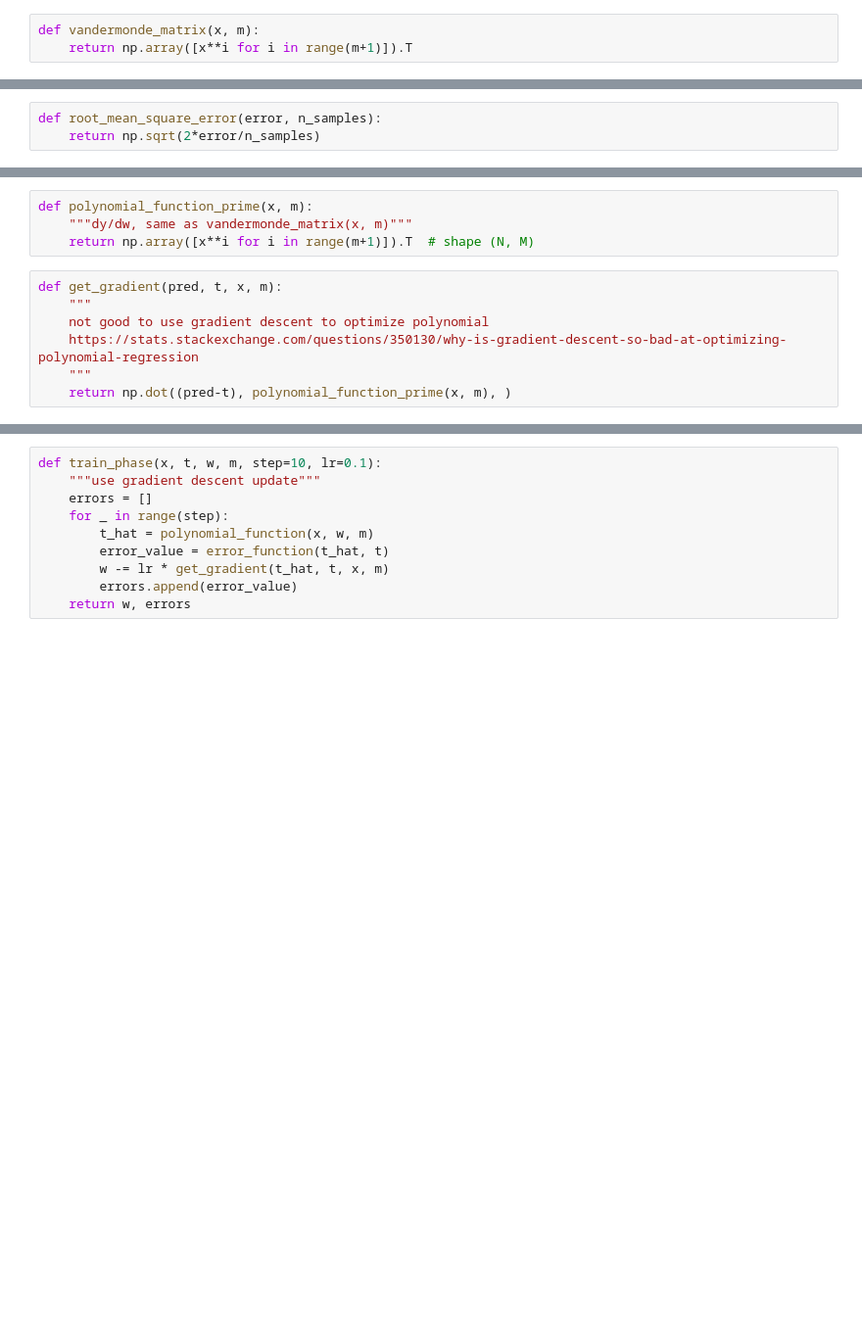
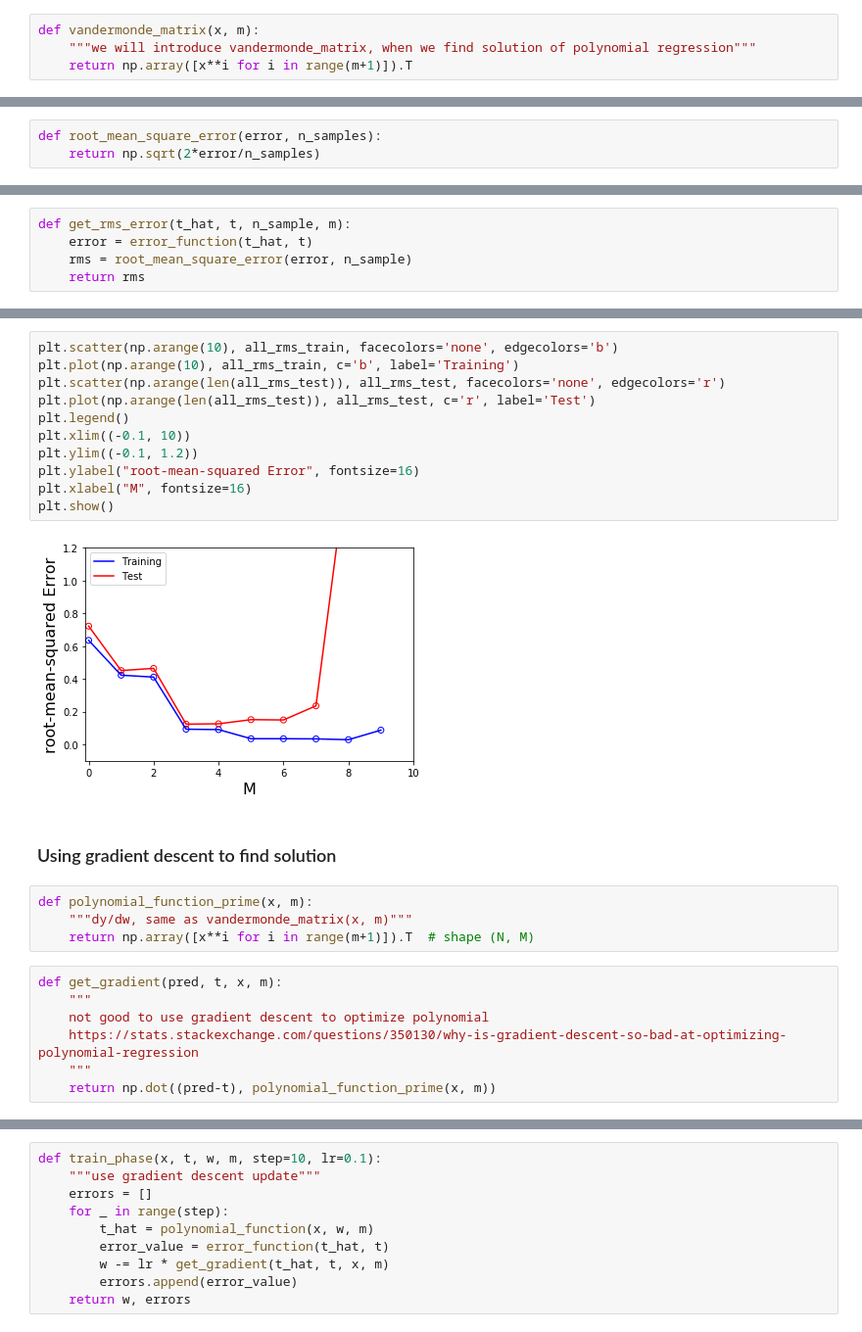
Before and after one commit to simonjisu/prml_study, a Jupyter notebook: notebooks/chapter-1/1-example.ipynb, the cells around one changed output, grey strips where cells are left out. Shown at 98% size. Cells and saved outputs as stored; diff of their text form; blank space fills up the shorter version.

```diff
--- a/notebooks/chapter-1/1-example.ipynb
+++ b/notebooks/chapter-1/1-example.ipynb
@@ -37,5 +35,6 @@ from numpy.polynomial import polynomial as P
 # %%
 def vandermonde_matrix(x, m):
+    """we will introduce vandermonde_matrix, when we find solution of polynomial regression"""
     return np.array([x**i for i in range(m+1)]).T
 # %%
 def polynomial_function(x, w, m):
@@ -105,0 +172,5 @@ rms
+# %%
+def get_rms_error(t_hat, t, n_sample, m):
+    error = error_function(t_hat, t)
+    rms = root_mean_square_error(error, n_sample)
+    return rms
@@ -106,3 +219,18 @@ rms
+# %%
+plt.scatter(np.arange(10), all_rms_train, facecolors='none', edgecolors='b')
+plt.plot(np.arange(10), all_rms_train, c='b', label='Training')
+plt.scatter(np.arange(len(all_rms_test)), all_rms_test, facecolors='none', edgecolors='r')
+plt.plot(np.arange(len(all_rms_test)), all_rms_test, c='r', label='Test')
+plt.legend()
+plt.xlim((-0.1, 10))
+plt.ylim((-0.1, 1.2))
+plt.ylabel("root-mean-squared Error", fontsize=16)
+plt.xlabel("M", fontsize=16)
+plt.show()
+# %% [output]
+[figure, added]
+# %% [markdown]
+### Using gradient descent to find solution
 # %%
 def polynomial_function_prime(x, m):
     """dy/dw, same as vandermonde_matrix(x, m)"""
@@ -113,7 +241,7 @@ def get_gradient(pred, t, x, m):
     not good to use gradient descent to optimize polynomial
     https://stats.stackexchange.com/questions/350130/why-is-gradient-descent-so-bad-at-optimizing-polynomial-regression
     """
-    return np.dot((pred-t), polynomial_function_prime(x, m), )
+    return np.dot((pred-t), polynomial_function_prime(x, m))
 # %%
 dE = get_gradient(t_hat, t, x, M)
 dE
```
Also changed, not shown: parts of 23 cells of this notebook.
